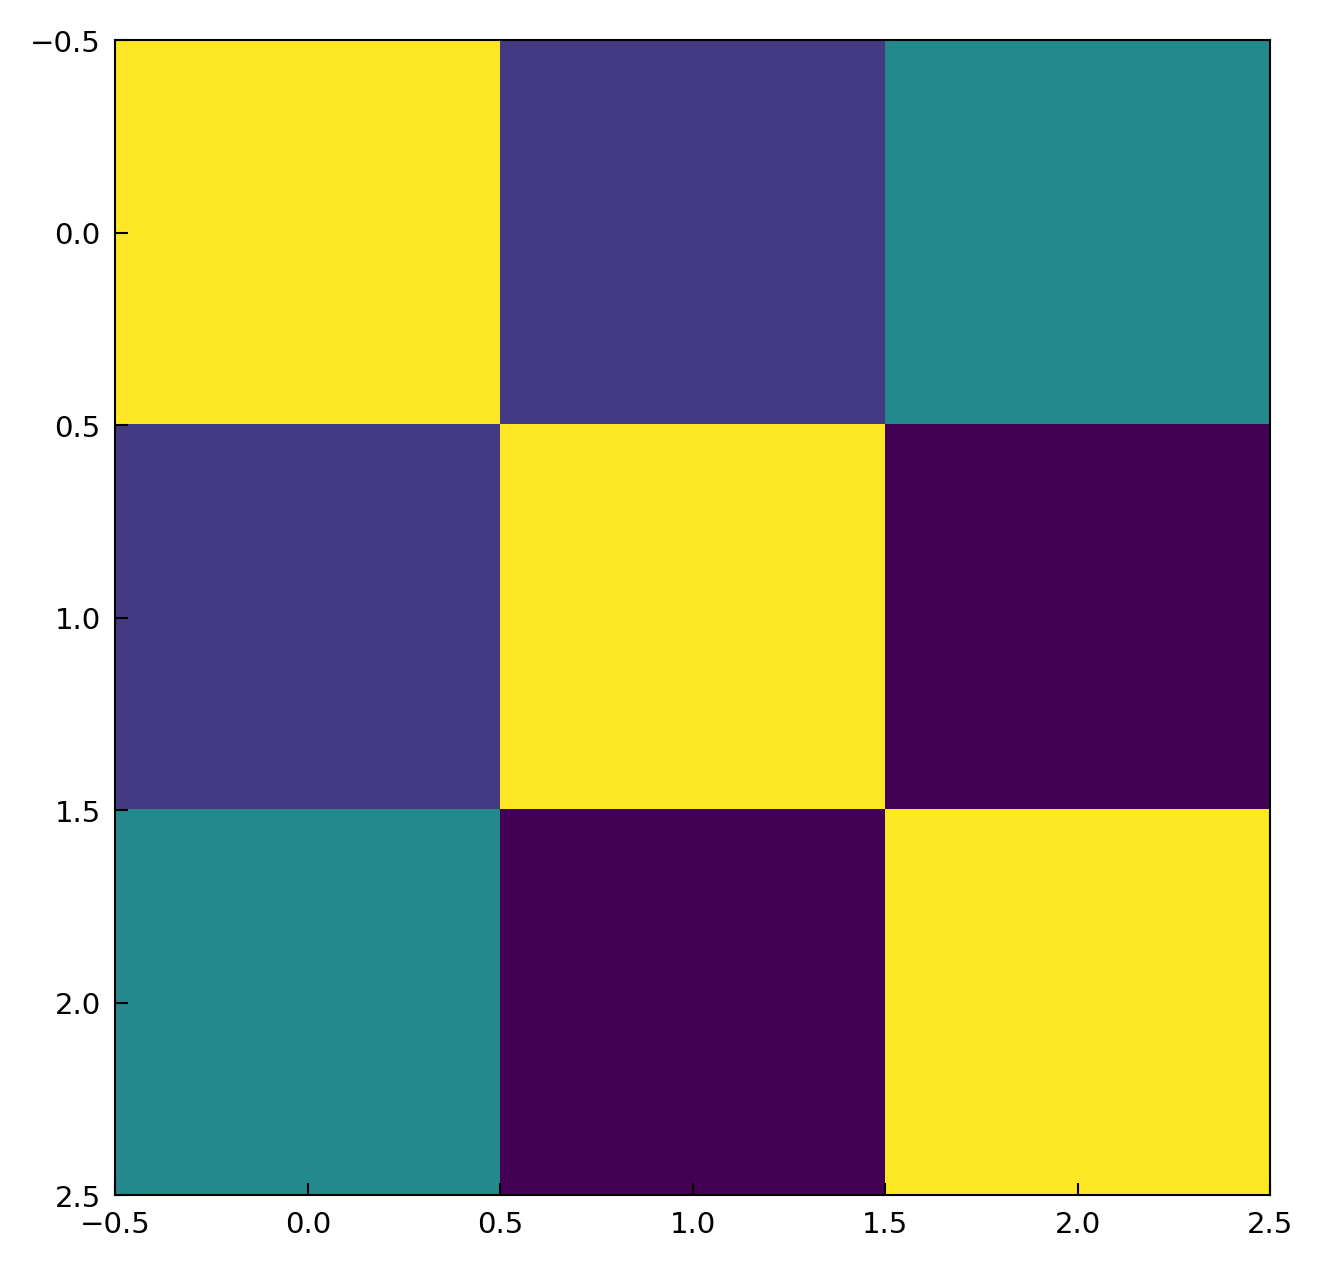
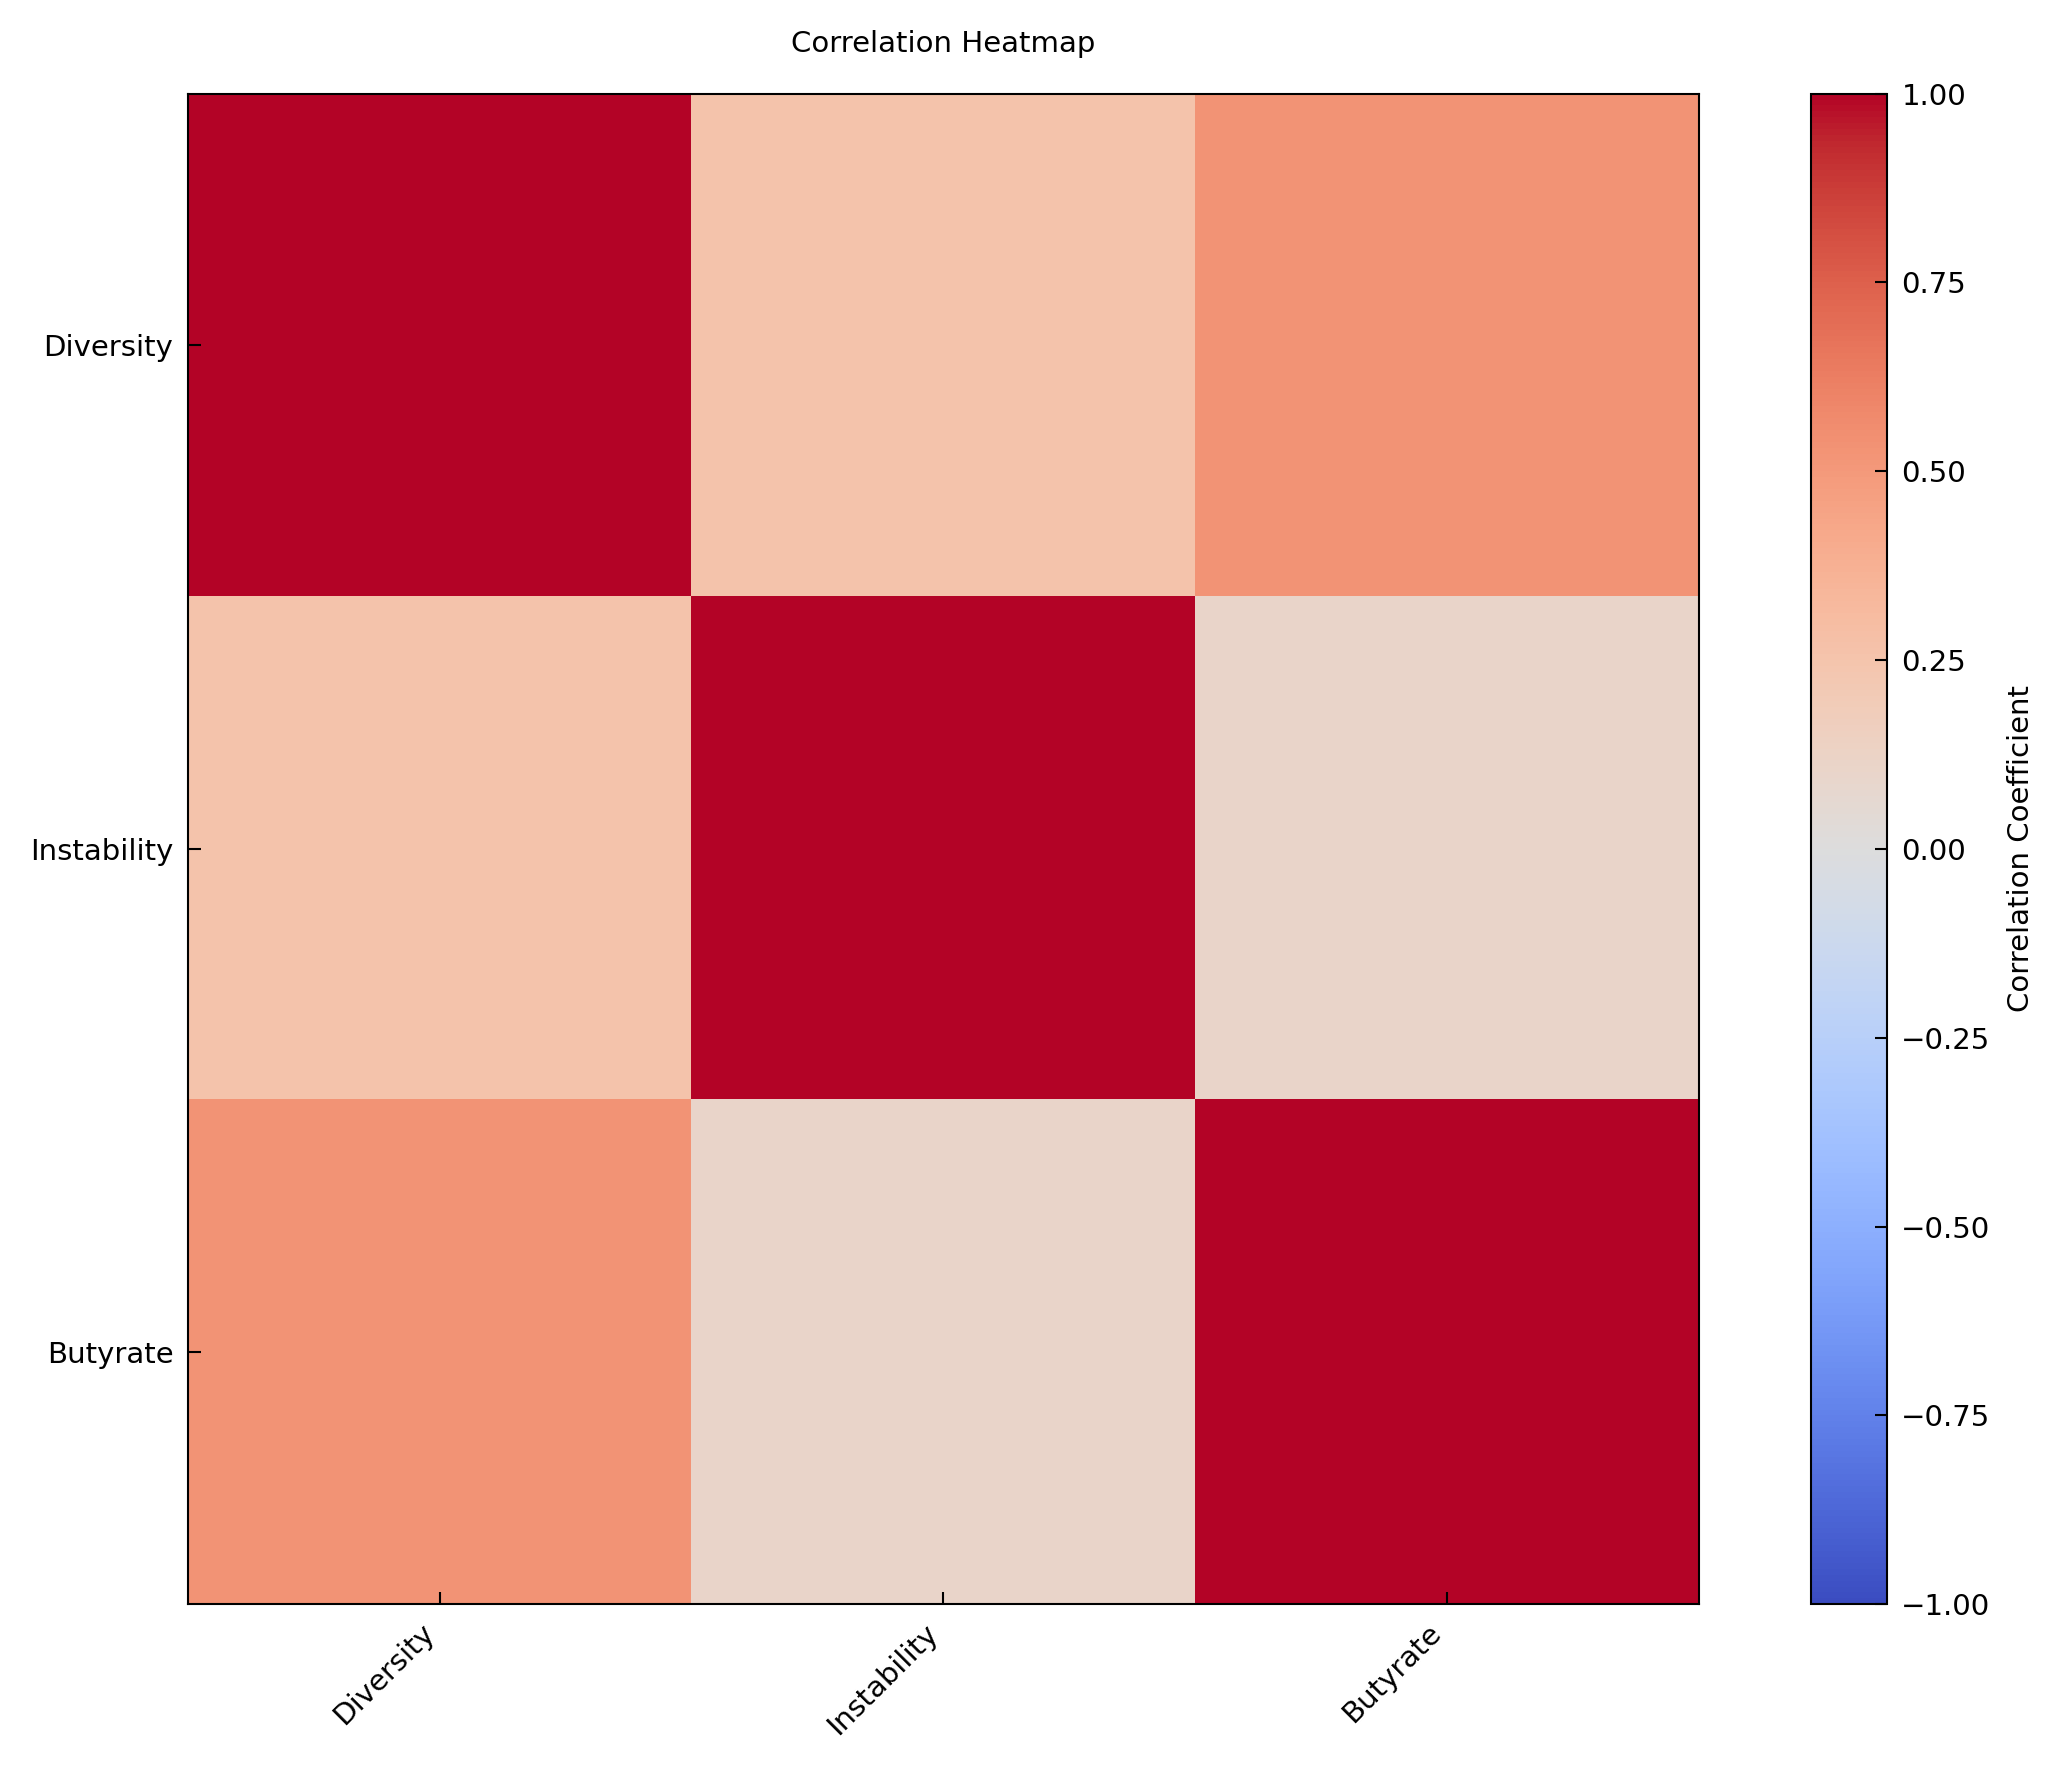
The change to this notebook cell's code, shown as a diff; its figure went from the first image to the second:
--- before
+++ after
@@ -1 +1,21 @@
-plt.imshow(obj_corr)
+# Create a heatmap
+plt.figure(figsize=(8, 6))
+heatmap = plt.imshow(obj_corr, cmap="coolwarm", interpolation="nearest", vmin=-1, vmax=1)
+
+# Add color bar
+cbar = plt.colorbar(heatmap)
+cbar.set_label("Correlation Coefficient")
+
+# Add labels to x and y axes
+plt.xticks(ticks=np.arange(len(obj_labels)), labels=obj_labels, rotation=45, ha='right')
+plt.yticks(ticks=np.arange(len(obj_labels)), labels=obj_labels)
+
+# Add title
+plt.title("Correlation Heatmap")
+
+# Show gridlines
+plt.grid(False)
+
+# Display the heatmap
+plt.tight_layout()
+plt.show()

Commit: scatter plots